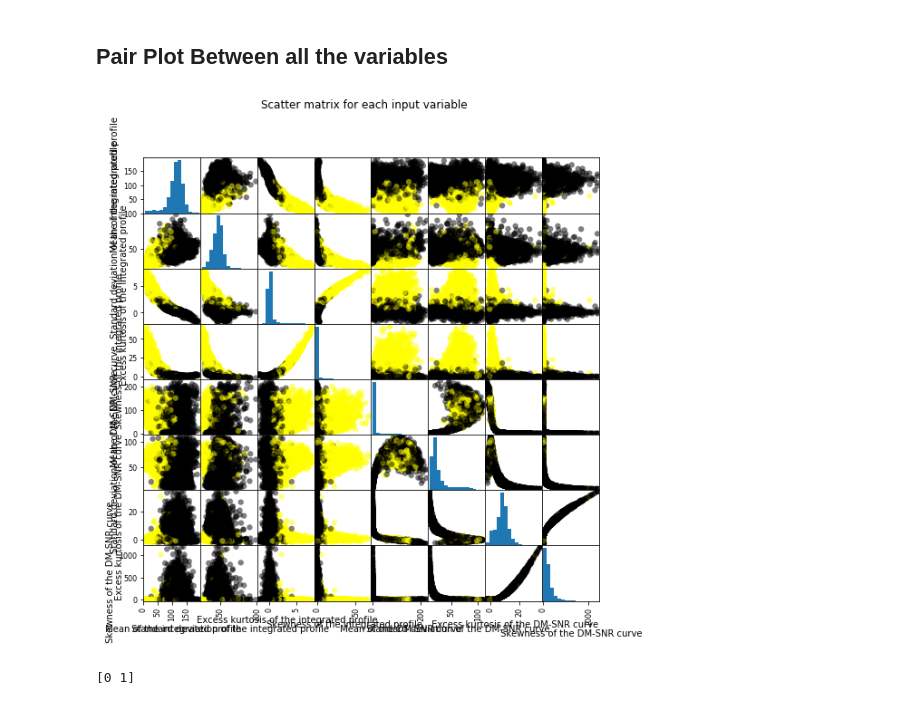
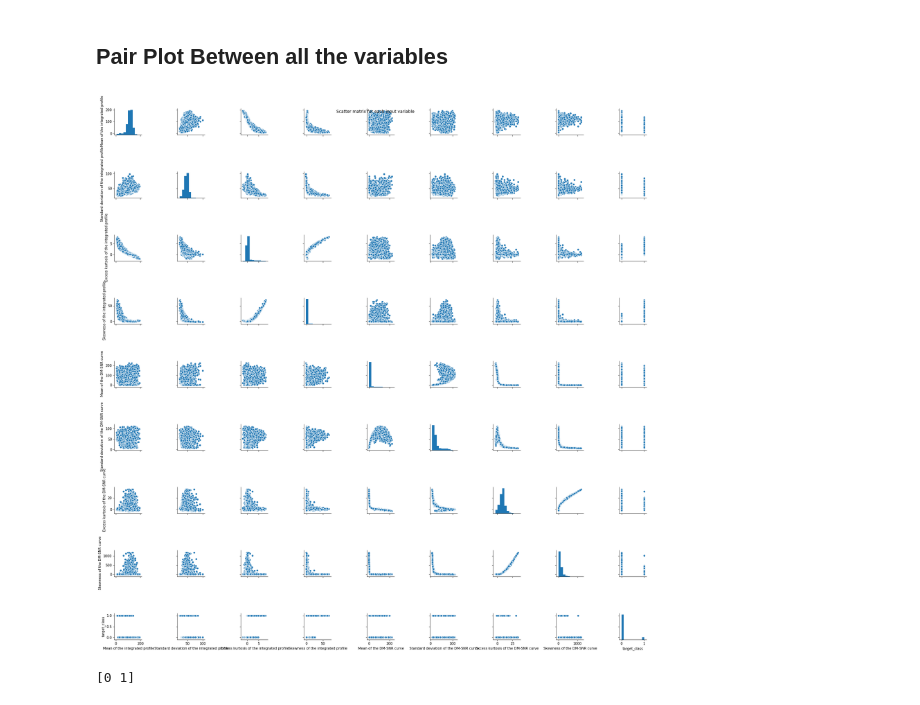
Before and after one commit to crazy-lazy-life/Kaggle_Pulsar_Star_Prediction, a Jupyter notebook: Pulsar_star_prediction_with_SimpleNN.ipynb, the cells around one changed output. Saved outputs shown, nothing was run; the diff lists cells and outputs as text; code cells hidden in the pictures.

```diff
--- a/Pulsar_star_prediction_with_SimpleNN.ipynb
+++ b/Pulsar_star_prediction_with_SimpleNN.ipynb
@@ -100,14 +100,12 @@ feature_name=[' Mean of the integrated profile', ' Standard deviation of the int
 x = data[feature_name]
 y = data["target_class"]
 # %%
-cmap = cm.get_cmap('gnuplot')
-scatter = pd.plotting.scatter_matrix(x, c=y, marker='o', s=40, hist_kwds = {'bins': 15}, figsize=(9,9), cmap=cmap)
-
+sns.pairplot(data)
 #Plotting the graphs
 plt.suptitle("Scatter matrix for each input variable")
 plt.show()
 # %% [output]
-[figure, old version]
+[figure, new version]
 # %%
 #Printing the unique values of the class to be predicted
 print(y.unique())
```
Also changed, not shown: parts of 10 cells of this notebook, 1 other file.
